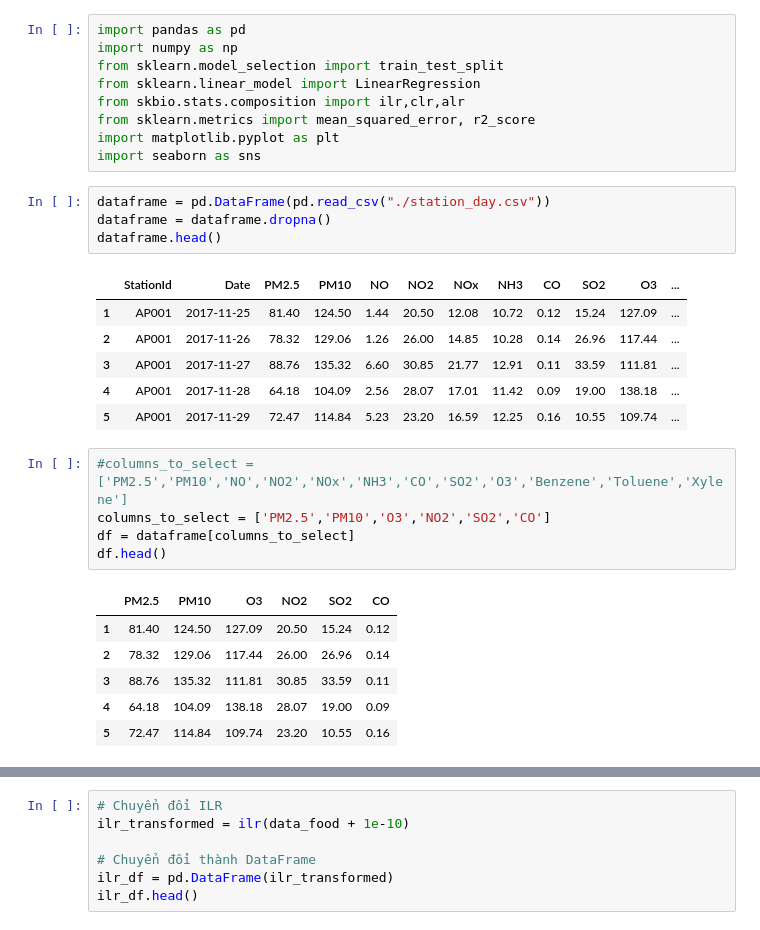
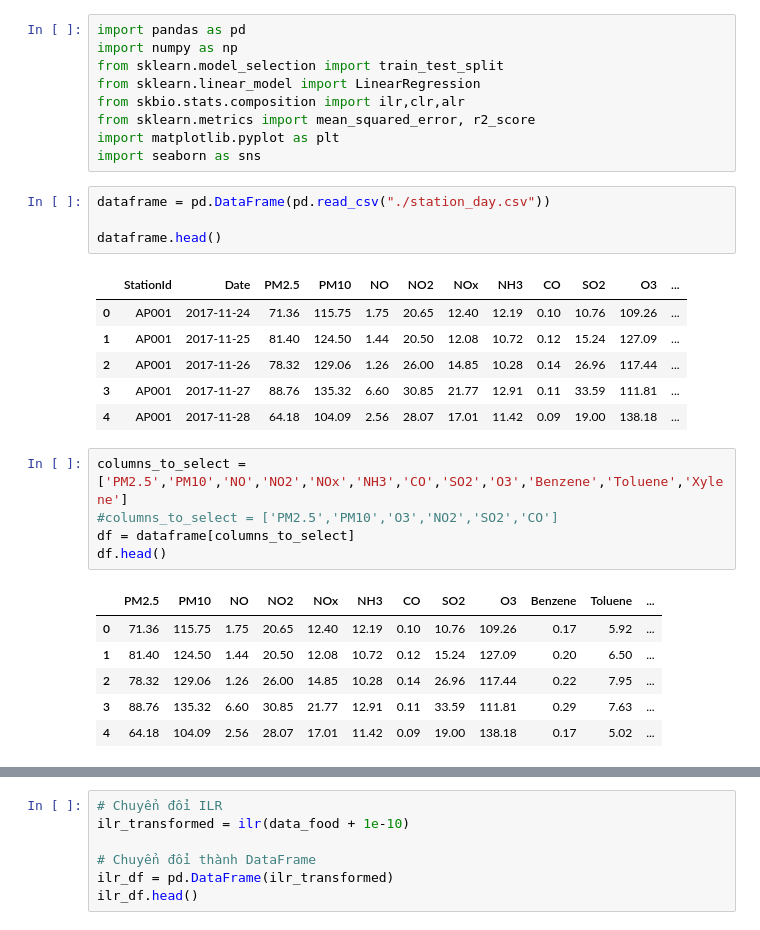
Before and after one commit to leonadoMacrus/final01, a Jupyter notebook: station0.ipynb, the cells around one changed output, grey strips where cells are left out. Drawn from its saved outputs; the diff is of its cells as text.

```diff
--- a/station0.ipynb
+++ b/station0.ipynb
@@ -9,24 +9,24 @@ import matplotlib.pyplot as plt
 import seaborn as sns
 # %%
 dataframe = pd.DataFrame(pd.read_csv("./station_day.csv"))
-dataframe = dataframe.dropna()
+
 dataframe.head()
 # %% [output]
 |  | StationId | Date | PM2.5 | PM10 | NO | NO2 | NOx | NH3 | CO | SO2 | O3 | ... |
+| 0 | AP001 | 2017-11-24 | 71.36 | 115.75 | 1.75 | 20.65 | 12.40 | 12.19 | 0.10 | 10.76 | 109.26 | ... |
 | 1 | AP001 | 2017-11-25 | 81.40 | 124.50 | 1.44 | 20.50 | 12.08 | 10.72 | 0.12 | 15.24 | 127.09 | ... |
 | 2 | AP001 | 2017-11-26 | 78.32 | 129.06 | 1.26 | 26.00 | 14.85 | 10.28 | 0.14 | 26.96 | 117.44 | ... |
 | 3 | AP001 | 2017-11-27 | 88.76 | 135.32 | 6.60 | 30.85 | 21.77 | 12.91 | 0.11 | 33.59 | 111.81 | ... |
 | 4 | AP001 | 2017-11-28 | 64.18 | 104.09 | 2.56 | 28.07 | 17.01 | 11.42 | 0.09 | 19.00 | 138.18 | ... |
-| 5 | AP001 | 2017-11-29 | 72.47 | 114.84 | 5.23 | 23.20 | 16.59 | 12.25 | 0.16 | 10.55 | 109.74 | ... |
 # %%
-#columns_to_select = ['PM2.5','PM10','NO','NO2','NOx','NH3','CO','SO2','O3','Benzene','Toluene','Xylene']
-columns_to_select = ['PM2.5','PM10','O3','NO2','SO2','CO']
+columns_to_select = ['PM2.5','PM10','NO','NO2','NOx','NH3','CO','SO2','O3','Benzene','Toluene','Xylene']
+#columns_to_select = ['PM2.5','PM10','O3','NO2','SO2','CO']
 df = dataframe[columns_to_select]
 df.head()
 # %% [output]
-|  | PM2.5 | PM10 | O3 | NO2 | SO2 | CO |
-| 1 | 81.40 | 124.50 | 127.09 | 20.50 | 15.24 | 0.12 |
-| 2 | 78.32 | 129.06 | 117.44 | 26.00 | 26.96 | 0.14 |
-| 3 | 88.76 | 135.32 | 111.81 | 30.85 | 33.59 | 0.11 |
-| 4 | 64.18 | 104.09 | 138.18 | 28.07 | 19.00 | 0.09 |
-| 5 | 72.47 | 114.84 | 109.74 | 23.20 | 10.55 | 0.16 |
+|  | PM2.5 | PM10 | NO | NO2 | NOx | NH3 | CO | SO2 | O3 | Benzene | Toluene | ... |
+| 0 | 71.36 | 115.75 | 1.75 | 20.65 | 12.40 | 12.19 | 0.10 | 10.76 | 109.26 | 0.17 | 5.92 | ... |
+| 1 | 81.40 | 124.50 | 1.44 | 20.50 | 12.08 | 10.72 | 0.12 | 15.24 | 127.09 | 0.20 | 6.50 | ... |
+| 2 | 78.32 | 129.06 | 1.26 | 26.00 | 14.85 | 10.28 | 0.14 | 26.96 | 117.44 | 0.22 | 7.95 | ... |
+| 3 | 88.76 | 135.32 | 6.60 | 30.85 | 21.77 | 12.91 | 0.11 | 33.59 | 111.81 | 0.29 | 7.63 | ... |
+| 4 | 64.18 | 104.09 | 2.56 | 28.07 | 17.01 | 11.42 | 0.09 | 19.00 | 138.18 | 0.17 | 5.02 | ... |
```
Also changed, not shown: parts of 7 cells of this notebook, 2 other files.
